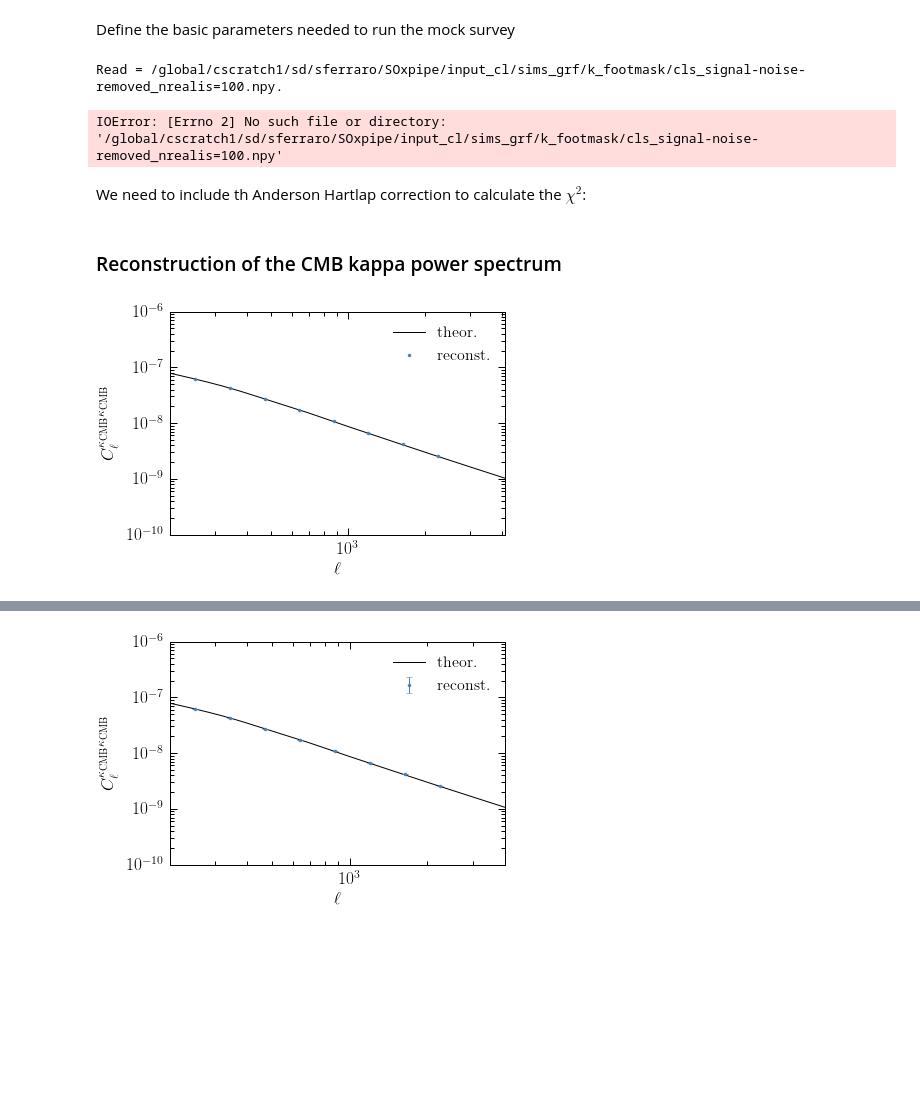
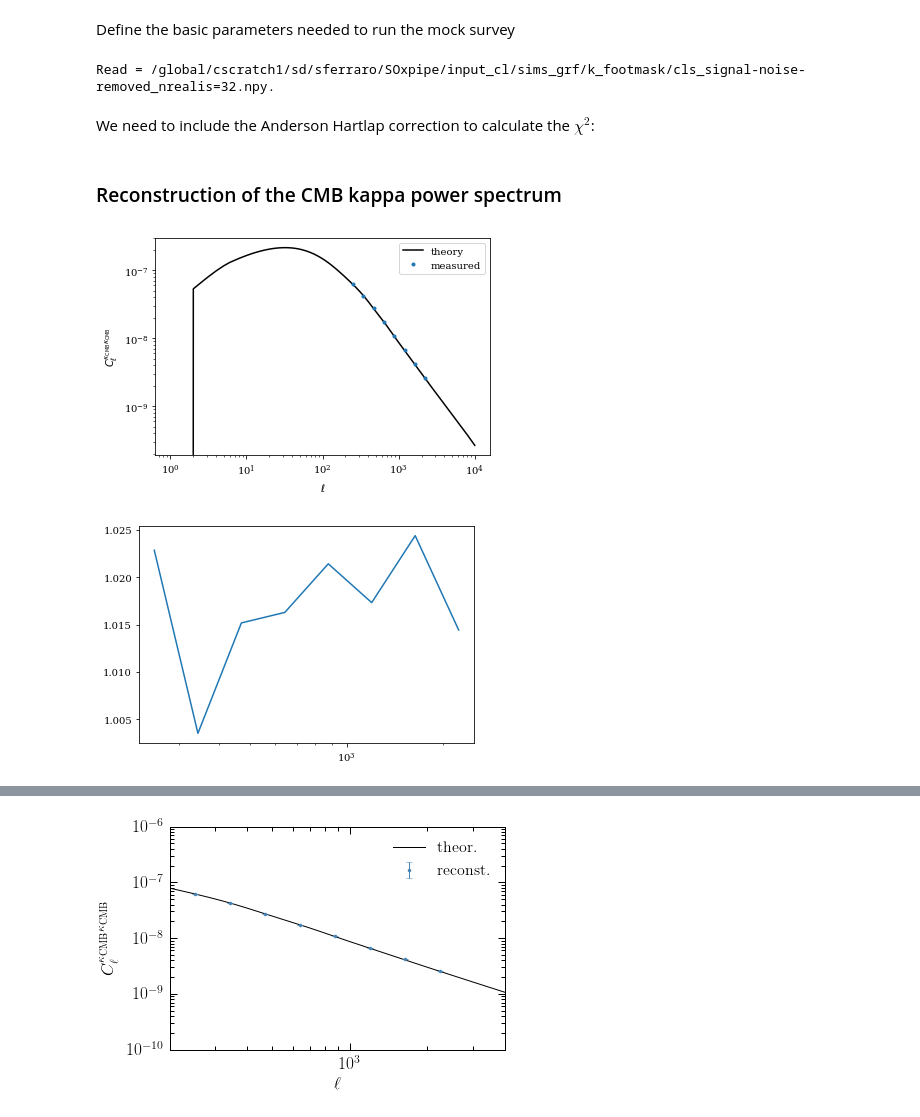
Before and after one commit to anicola/xcorr, a Jupyter notebook: notebooks/test_k_LSSTxSO_grf_curved_masked.ipynb, the cells around one changed output, grey strips where cells are left out. Cells and saved outputs as stored; diff of their text form; code cells hidden in the pictures; blank space fills up the shorter version.

```diff
--- a/notebooks/test_k_LSSTxSO_grf_curved_masked.ipynb
+++ b/notebooks/test_k_LSSTxSO_grf_curved_masked.ipynb
@@ -13,4 +13,9 @@ import healpy as hp
 from pixell import enmap
 import pymaster as nmt
 import copy
+
+# to use matplotlib with jupiter
+import matplotlib as mpl
+mpl.rc('text', usetex=False)
+mpl.rc('font', family='serif')
 %matplotlib inline
@@ -74,7 +36,7 @@ ncl_kk = np.genfromtxt(pathTheoryCl + 'ncl_kk.txt', usecols={1})
 # %% [markdown]
 Define the basic parameters needed to run the mock survey
 # %%
-nrealis = 100
+nrealis = 32
 # %%
 l0_bins = np.array([213.0373, 291.0176, 397.5417, 543.0580, 741.8391, 1013.3821, 1384.3207, 1891.0378])
 lf_bins = np.array([291.0176, 397.5417, 543.0580, 741.8391, 1013.3821, 1384.3207, 1891.0378, 2583.2338])
@@ -90,10 +52,9 @@ cls = np.load(path2mockcls)
 noisecls = np.load(path2mocknoisecls)
 ells_data = np.load(path2ells)
 # %% [output]
-Read = /global/cscratch1/sd/sferraro/SOxpipe/input_cl/sims_grf/k_footmask/cls_signal-noise-removed_nrealis=100.npy.
+Read = /global/cscratch1/sd/sferraro/SOxpipe/input_cl/sims_grf/k_footmask/cls_signal-noise-removed_nrealis=32.npy.
-IOError: [Errno 2] No such file or directory: '/global/cscratch1/sd/sferraro/SOxpipe/input_cl/sims_grf/k_footmask/cls_signal-noise-removed_nrealis=100.npy'
 # %% [markdown]
-We need to include th Anderson Hartlap correction to calculate the $\chi^{2}$:
+We need to include the Anderson Hartlap correction to calculate the $\chi^{2}$:
 # %%
 AHcorr = (nrealis-lf_bins.shape[0]-2.)/(nrealis-1)
 # %% [markdown]
@@ -101,21 +62,29 @@ AHcorr = (nrealis-lf_bins.shape[0]-2.)/(nrealis-1)
 # %%
 fig = plt.figure()
 ax = fig.add_subplot(111)
-ax.plot(ells_theory, cl_kk, \
-        color='k', label=r'$\mathrm{theor.}$')
-ax.plot(ells_data, np.mean(cls[1,1,:,:], axis=0), \
-        color=defaultcolor, label=r'$\mathrm{reconst.}$', linestyle='None', marker='.')
-leg = ax.legend(loc='upper right',prop={'size':16})
-leg.draw_frame(False)
-ax.set_xlim([200, 4100])
+ax.plot(ells_theory, cl_kk, color='k', label=r'theory')
+ax.plot(ells_data, np.mean(cls[0,0,:,:], axis=0), '.', label=r'measured')
+ax.legend()
+# ax.set_xlim([200, 4100])
 # ax.set_ylim([1e-8, 1e-5])
 ax.set_xscale('log')
 ax.set_yscale('log')
 ax.set_xlabel(r'$\ell$')
 ax.set_ylabel(r'$C^{\kappa_{\mathrm{CMB}}\kappa_{\mathrm{CMB}}}_{\ell}$')
 plt.show()
 # %% [output]
-[figure, old version]
+[figure, new version]
+# %%
+from scipy.interpolate import interp1d
+
+f = interp1d(ells_theory, cl_kk, kind='linear')
+
+
+
+plt.semilogx(ells_data, np.mean(cls[0,0,:,:], axis=0) / f(ells_data))
+plt.show()
+# %% [output]
+[figure, added]
 # %%
 fig = plt.figure()
 ax = fig.add_subplot(111)
```
Also changed, not shown: parts of 2 cells of this notebook, 5 other files.
